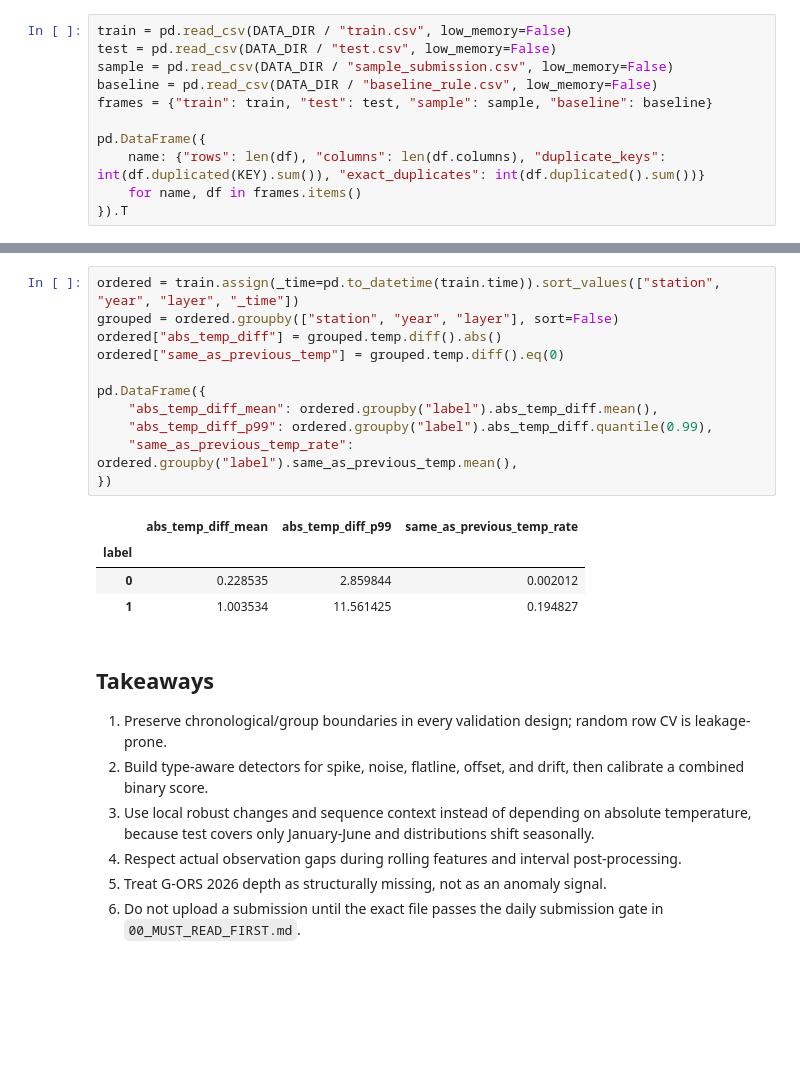
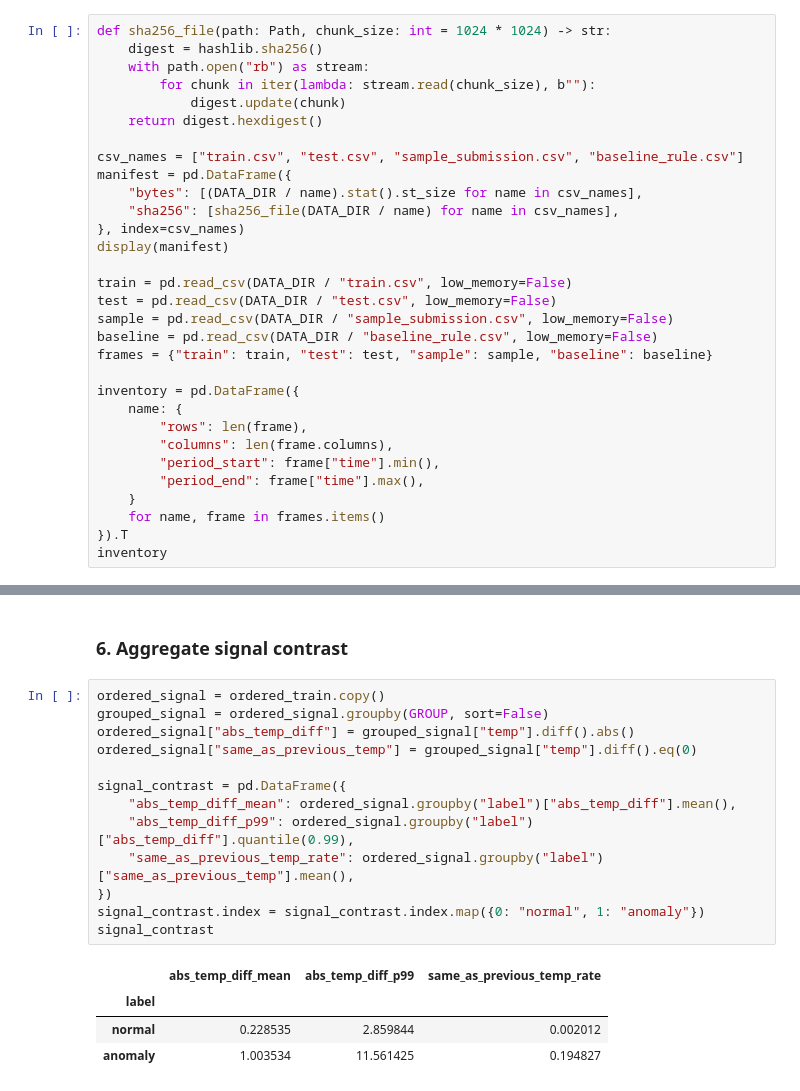
Before and after one commit to choihyunjin1/-oceanaidata_track1, a Jupyter notebook: notebooks/00_p1_reconnaissance.ipynb, the cells around one changed output, grey strips where cells are left out. Saved outputs shown, nothing was run; the diff lists cells and outputs as text; blank space fills up the shorter version.

```diff
--- a/notebooks/00_p1_reconnaissance.ipynb
+++ b/notebooks/00_p1_reconnaissance.ipynb
@@ -39,12 +96,32 @@ WindowsPath('C:/Users/cedis/PycharmProjects/PythonProject/데이터셋 원본/
 # %%
+def sha256_file(path: Path, chunk_size: int = 1024 * 1024) -> str:
+    digest = hashlib.sha256()
+    with path.open("rb") as stream:
+        for chunk in iter(lambda: stream.read(chunk_size), b""):
+            digest.update(chunk)
+    return digest.hexdigest()
+
+csv_names = ["train.csv", "test.csv", "sample_submission.csv", "baseline_rule.csv"]
+manifest = pd.DataFrame({
+    "bytes": [(DATA_DIR / name).stat().st_size for name in csv_names],
+    "sha256": [sha256_file(DATA_DIR / name) for name in csv_names],
+}, index=csv_names)
+display(manifest)
+
 train = pd.read_csv(DATA_DIR / "train.csv", low_memory=False)
 test = pd.read_csv(DATA_DIR / "test.csv", low_memory=False)
 sample = pd.read_csv(DATA_DIR / "sample_submission.csv", low_memory=False)
 baseline = pd.read_csv(DATA_DIR / "baseline_rule.csv", low_memory=False)
 frames = {"train": train, "test": test, "sample": sample, "baseline": baseline}
 
-pd.DataFrame({
-    name: {"rows": len(df), "columns": len(df.columns), "duplicate_keys": int(df.duplicated(KEY).sum()), "exact_duplicates": int(df.duplicated().sum())}
-    for name, df in frames.items()
+inventory = pd.DataFrame({
+    name: {
+        "rows": len(frame),
+        "columns": len(frame.columns),
+        "period_start": frame["time"].min(),
+        "period_end": frame["time"].max(),
+    }
+    for name, frame in frames.items()
 }).T
+inventory
 # %% [output]
@@ -192,25 +380,20 @@ baseline_summary
+# %% [markdown]
+### 6. Aggregate signal contrast
 # %%
-ordered = train.assign(_time=pd.to_datetime(train.time)).sort_values(["station", "year", "layer", "_time"])
-grouped = ordered.groupby(["station", "year", "layer"], sort=False)
-ordered["abs_temp_diff"] = grouped.temp.diff().abs()
-ordered["same_as_previous_temp"] = grouped.temp.diff().eq(0)
+ordered_signal = ordered_train.copy()
+grouped_signal = ordered_signal.groupby(GROUP, sort=False)
+ordered_signal["abs_temp_diff"] = grouped_signal["temp"].diff().abs()
+ordered_signal["same_as_previous_temp"] = grouped_signal["temp"].diff().eq(0)
 
-pd.DataFrame({
-    "abs_temp_diff_mean": ordered.groupby("label").abs_temp_diff.mean(),
-    "abs_temp_diff_p99": ordered.groupby("label").abs_temp_diff.quantile(0.99),
-    "same_as_previous_temp_rate": ordered.groupby("label").same_as_previous_temp.mean(),
+signal_contrast = pd.DataFrame({
+    "abs_temp_diff_mean": ordered_signal.groupby("label")["abs_temp_diff"].mean(),
+    "abs_temp_diff_p99": ordered_signal.groupby("label")["abs_temp_diff"].quantile(0.99),
+    "same_as_previous_temp_rate": ordered_signal.groupby("label")["same_as_previous_temp"].mean(),
 })
+signal_contrast.index = signal_contrast.index.map({0: "normal", 1: "anomaly"})
+signal_contrast
 # %% [output]
 |  | abs_temp_diff_mean | abs_temp_diff_p99 | same_as_previous_temp_rate |
 | label |  |  |  |
-| 0 | 0.228535 | 2.859844 | 0.002012 |
-| 1 | 1.003534 | 11.561425 | 0.194827 |
+| normal | 0.228535 | 2.859844 | 0.002012 |
+| anomaly | 1.003534 | 11.561425 | 0.194827 |
-# %% [markdown]
-## Takeaways
-
-1. Preserve chronological/group boundaries in every validation design; random row CV is leakage-prone.
-2. Build type-aware detectors for spike, noise, flatline, offset, and drift, then calibrate a combined binary score.
-3. Use local robust changes and sequence context instead of depending on absolute temperature, because test covers only January-June and distributions shift seasonally.
-4. Respect actual observation gaps during rolling features and interval post-processing.
-5. Treat G-ORS 2026 depth as structurally missing, not as an anomaly signal.
-6. Do not upload a submission until the exact file passes the daily submission gate in `00_MUST_READ_FIRST.md`.
```
Also changed, not shown: parts of 26 cells of this notebook, 59 other files.
